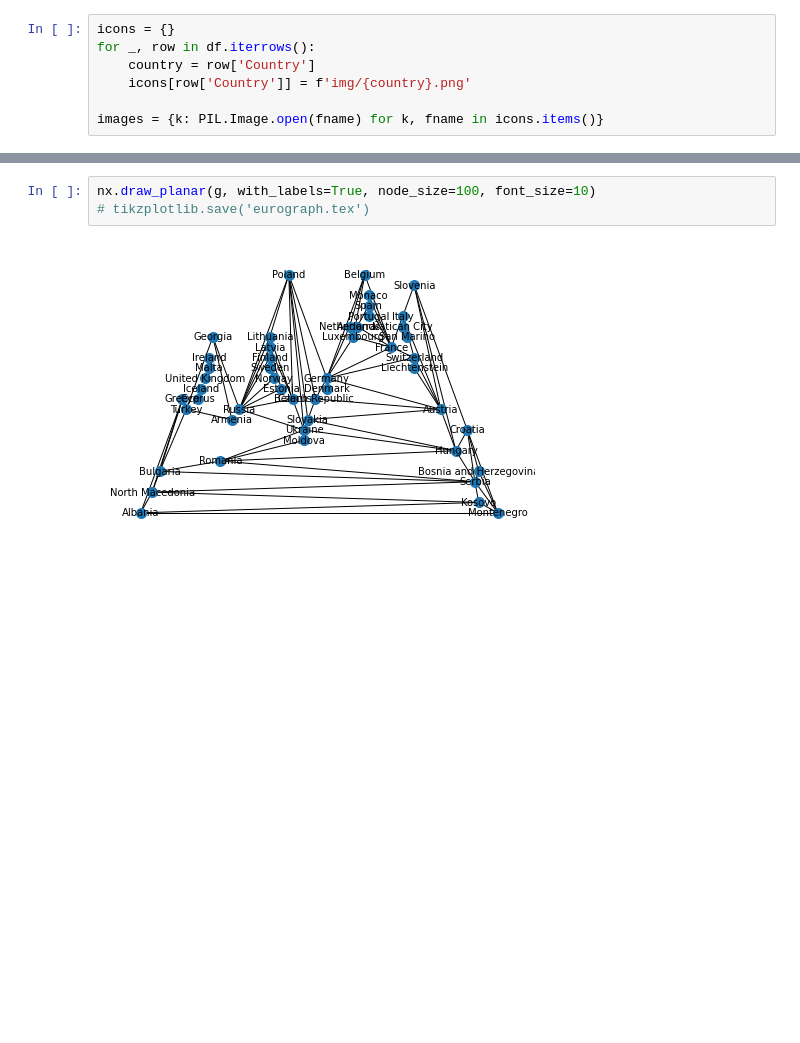
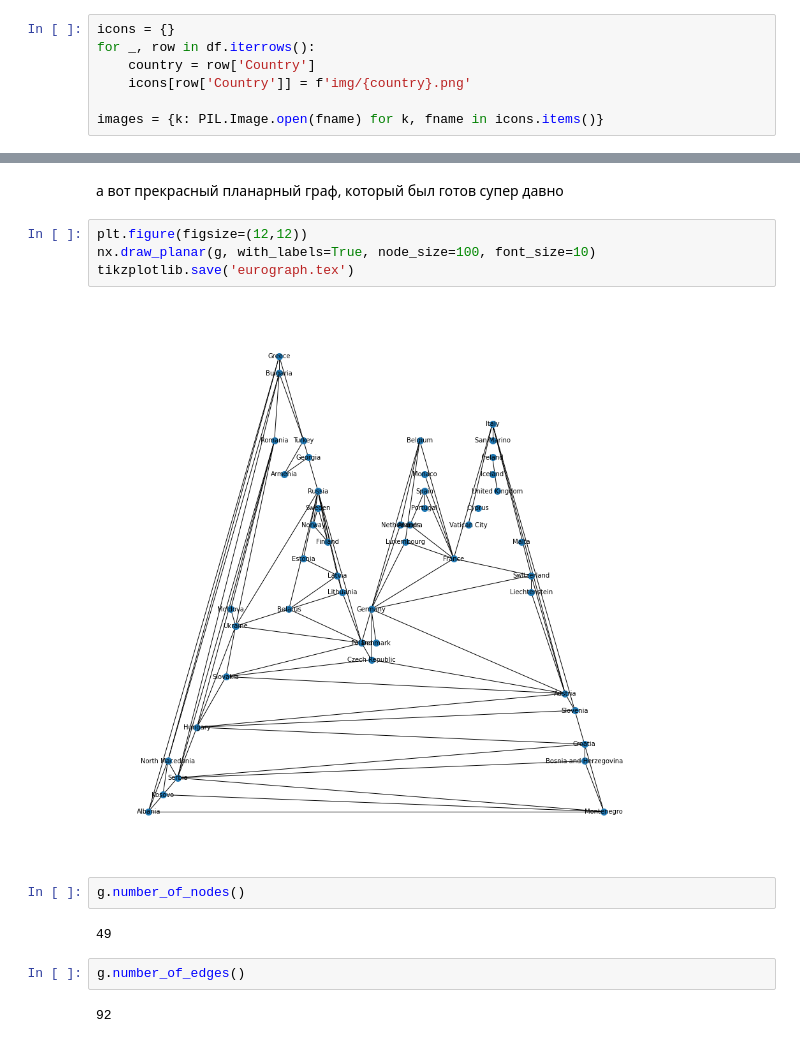
Before and after one commit to sltKaguya/itmo, a Jupyter notebook: discr_math/05_graph_theory/05_homework.ipynb, the cells around one changed output, grey strips where cells are left out. Cells and saved outputs as stored; diff of their text form; blank space fills up the shorter version.

```diff
--- a/discr_math/05_graph_theory/05_homework.ipynb
+++ b/discr_math/05_graph_theory/05_homework.ipynb
@@ -233,6 +253,17 @@ plt.savefig('img/Eurograph.png')
 [figure]
+# %% [markdown]
+а вот прекрасный планарный граф, который был готов супер давно
 # %%
+plt.figure(figsize=(12,12))
 nx.draw_planar(g, with_labels=True, node_size=100, font_size=10)
-# tikzplotlib.save('eurograph.tex')
+tikzplotlib.save('eurograph.tex')
 # %% [output]
-[figure, old version]
+[figure, new version]
+# %%
+g.number_of_nodes()
+# %% [output]
+49
+# %%
+g.number_of_edges()
+# %% [output]
+92
```
Also changed, not shown: parts of 5 cells of this notebook.
